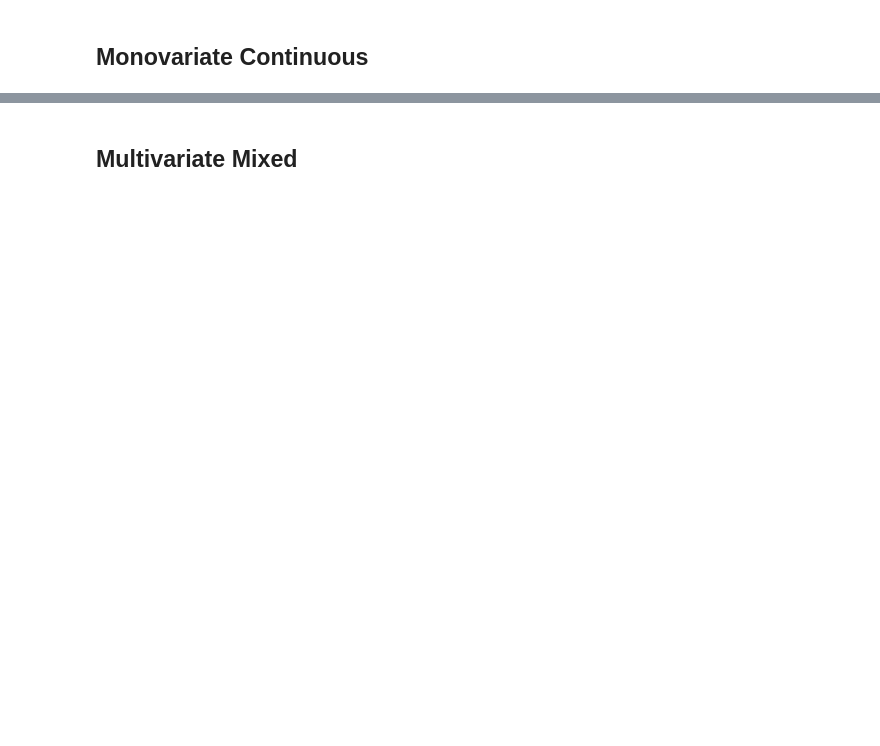
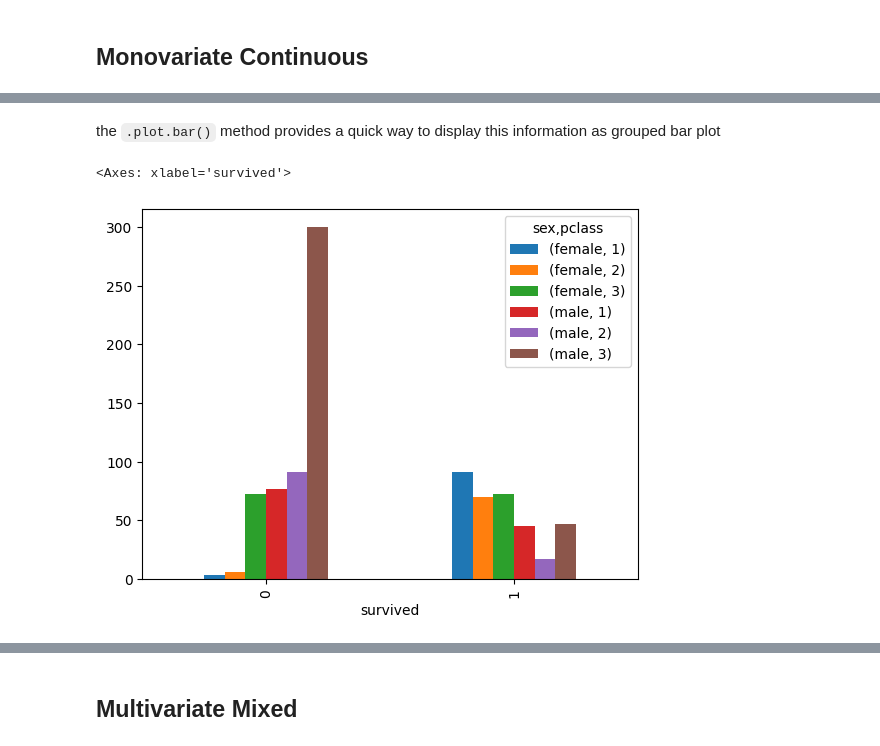
Before and after one commit to noiseOnTheNet/python-post023_jupyter_analitics, a Jupyter notebook: doc/Part_3.ipynb, the cells around one changed output, grey strips where cells are left out. Saved outputs shown, nothing was run; the diff lists cells and outputs as text; code cells hidden in the pictures; blank space fills up the shorter version.

```diff
--- a/doc/Part_3.ipynb
+++ b/doc/Part_3.ipynb
@@ -81,2 +208,7 @@ ct
+# %% [markdown]
+the `.plot.bar()` method provides a quick way to display this information as grouped bar plot
 # %%
-ct.plot.bar(stacked=True)
+ct.plot.bar()
+# %% [output]
+<Axes: xlabel='survived'>
+[figure, added]
```
Also changed, not shown: parts of 47 cells of this notebook, 4 other files.
